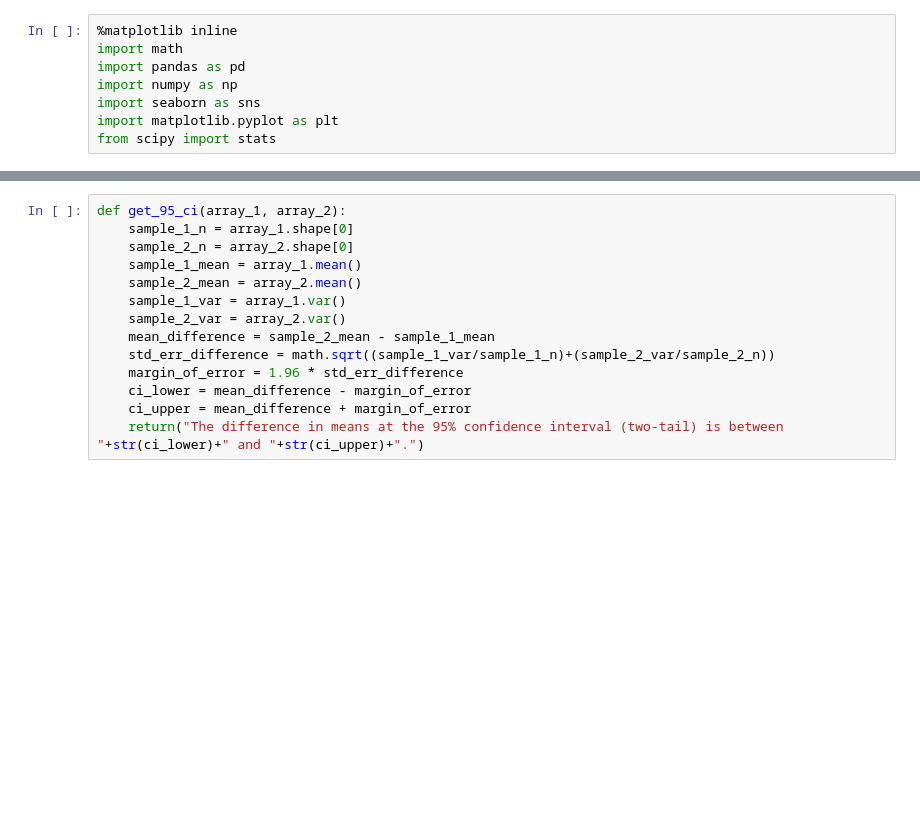
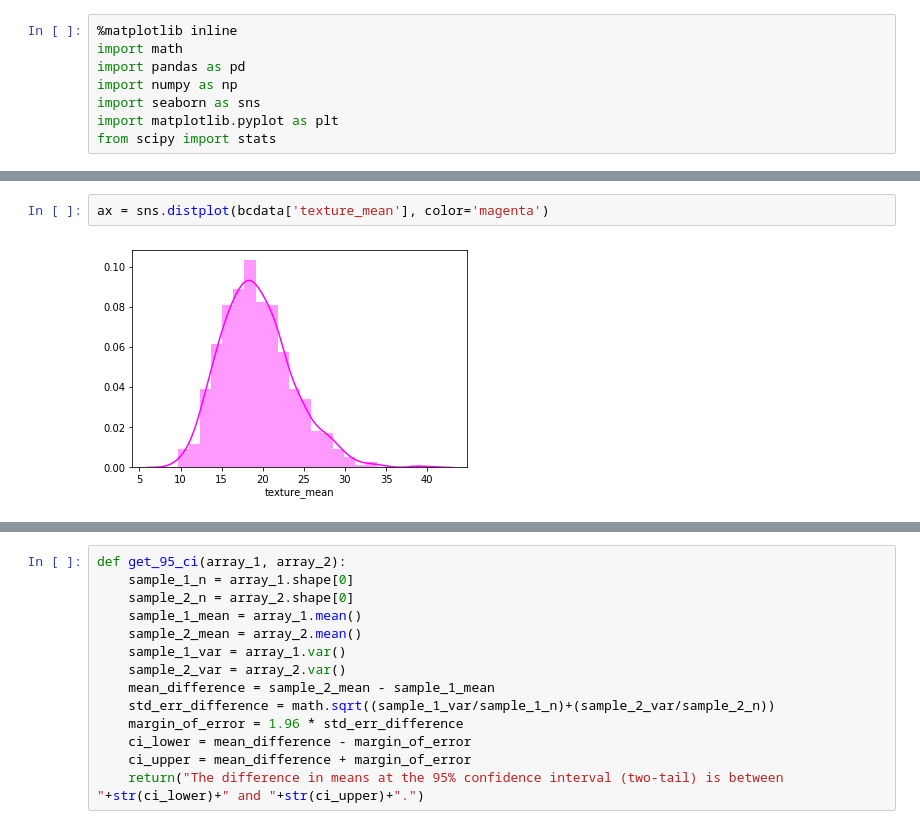
Before and after one commit to brianfarrelly/data, a Jupyter notebook: report_cap1.ipynb, the cells around one changed output, grey strips where cells are left out. Drawn from its saved outputs; the diff is of its cells as text; blank space fills up the shorter version.

```diff
--- a/report_cap1.ipynb
+++ b/report_cap1.ipynb
@@ -262,0 +143,4 @@ Ttest_indResult(statistic=26.405212979192665, pvalue=8.43625103617473e-101)
+# %%
+ax = sns.distplot(bcdata['texture_mean'], color='magenta')
+# %% [output]
+[figure, added]
```
Also changed, not shown: parts of 141 cells of this notebook.
